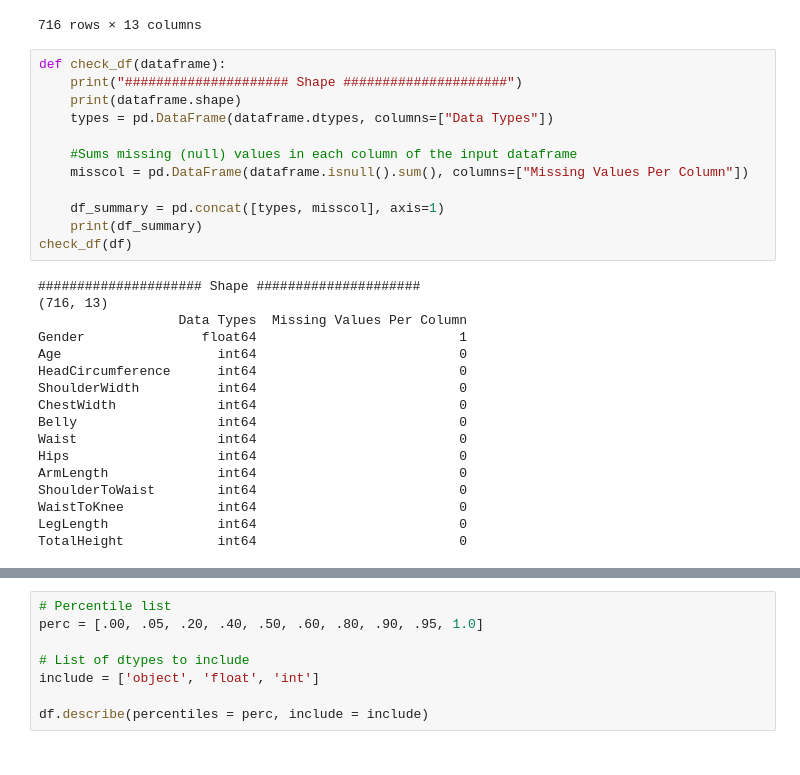
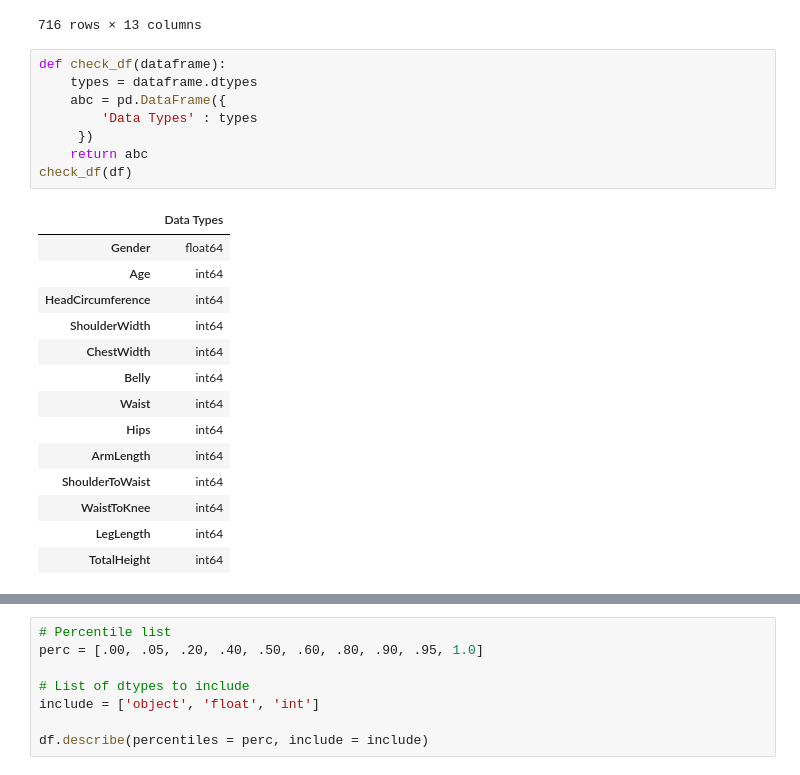
Before and after one commit to hasancatalgol/body_measurement_prediction, a Jupyter notebook: body_measurement_prediction.ipynb, the cells around one changed output, grey strips where cells are left out. Saved outputs shown, nothing was run; the diff lists cells and outputs as text.

```diff
--- a/body_measurement_prediction.ipynb
+++ b/body_measurement_prediction.ipynb
@@ -64,32 +64,26 @@ df
 | 714 | 1.0 | 13 | 20 | 15 | 14 | 25 | 18 | 30 | 21 | ... |
 | 715 | 2.0 | 4 | 20 | 15 | 10 | 20 | 20 | 21 | 18 | ... |
 716 rows × 13 columns
-# %%
-def check_df(dataframe):
-    print("##################### Shape #####################")
-    print(dataframe.shape)
-    types = pd.DataFrame(dataframe.dtypes, columns=["Data Types"])
-
-    #Sums missing (null) values in each column of the input dataframe
-    misscol = pd.DataFrame(dataframe.isnull().sum(), columns=["Missing Values Per Column"])
-
-    df_summary = pd.concat([types, misscol], axis=1)
-    print(df_summary)
-check_df(df)
-# %% [output]
-##################### Shape #####################
-(716, 13)
-                  Data Types  Missing Values Per Column
-Gender               float64                          1
-Age                    int64                          0
-HeadCircumference      int64                          0
-ShoulderWidth          int64                          0
-ChestWidth             int64                          0
-Belly                  int64                          0
-Waist                  int64                          0
-Hips                   int64                          0
-ArmLength              int64                          0
-ShoulderToWaist        int64                          0
-WaistToKnee            int64                          0
-LegLength              int64                          0
-TotalHeight            int64                          0
+# %%
+def check_df(dataframe):
+    types = dataframe.dtypes
+    abc = pd.DataFrame({
+        'Data Types' : types
+     })
+    return abc
+check_df(df)
+# %% [output]
+|  | Data Types |
+| Gender | float64 |
+| Age | int64 |
+| HeadCircumference | int64 |
+| ShoulderWidth | int64 |
+| ChestWidth | int64 |
+| Belly | int64 |
+| Waist | int64 |
+| Hips | int64 |
+| ArmLength | int64 |
+| ShoulderToWaist | int64 |
+| WaistToKnee | int64 |
+| LegLength | int64 |
+| TotalHeight | int64 |
```
Also changed, not shown: parts of 7 cells of this notebook.
